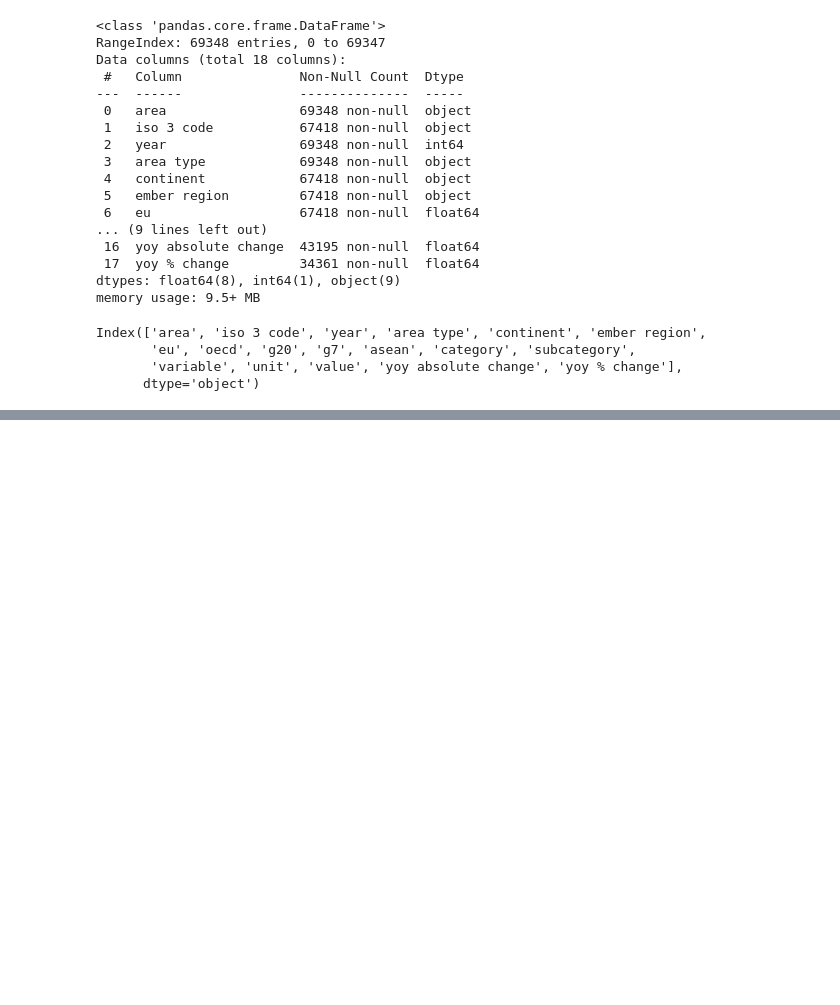
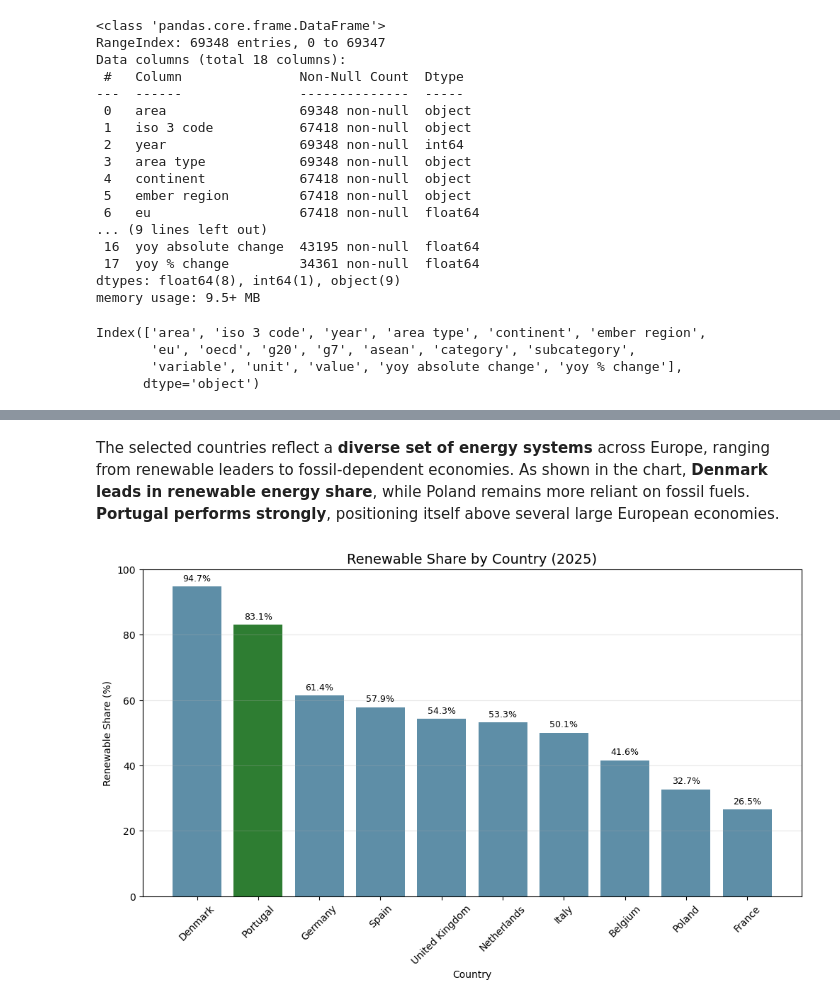
Before and after one commit to davherdel/Europe-Energy-Transition, a Jupyter notebook: energy_transition_decarbonization_trends_and_grid_reliability.ipynb, the cells around one changed output, grey strips where cells are left out. Drawn from its saved outputs; the diff is of its cells as text; code cells hidden in the pictures; blank space fills up the shorter version.

```diff
--- a/energy_transition_decarbonization_trends_and_grid_reliability.ipynb
+++ b/energy_transition_decarbonization_trends_and_grid_reliability.ipynb
@@ -69,0 +354,4 @@ array(['Demand', 'Demand per capita', 'Aggregate fuel', 'Fuel', 'Total',
+# %%
+df_country_final = df_country_total_gen.merge(df_country_renew, on=["area", "year"]) \
+                                       .merge(df_country_fossil, on=["area", "year"])
+df_country_final.head()
@@ -69,0 +523,47 @@ array(['Demand', 'Demand per capita', 'Aggregate fuel', 'Fuel', 'Total',
+# %% [markdown]
+The selected countries reflect a **diverse set of energy systems** across Europe, ranging from renewable leaders to fossil-dependent economies. As shown in the chart, **Denmark leads in renewable energy share**, while Poland remains more reliant on fossil fuels. **Portugal performs strongly**, positioning itself above several large European economies.
+# %%
+# Latest year
+latest_year = df_selected["year"].max()
+
+# Filter latest data
+df_latest = df_selected[df_selected["year"] == latest_year]
+
+# Sorting by renewable share
+df_latest = df_latest.sort_values(by="renewable_share", ascending=False)
+
+# Colors (highlight Portugal)
+colors = ["#2E7D32" if c == "Portugal" else "#B0BEC5" for c in df_latest["area"]]
+
+plt.figure(figsize=(12,6))
+
+bars = plt.bar(
+    df_latest["area"],
+    df_latest["renewable_share"] * 100,
+    color=colors
+)
+
+# Adding value labels on top of bars
+for bar in bars:
+    height = bar.get_height()
+    plt.text(
+        bar.get_x() + bar.get_width() / 2,
+        height + 1,
+        f"{height:.1f}%",
+        ha='center',
+        va='bottom',
+        fontsize=9
+    )
+
+plt.title(f"Renewable Share by Country ({latest_year})", fontsize=14)
+plt.xlabel("Country")
+plt.ylabel("Renewable Share (%)")
+
+plt.xticks(rotation=45)
+plt.ylim(0, 100)
+
+plt.grid(axis="y", alpha=0.3)
+
+plt.show()
+# %% [output]
+[figure, added]
```
Also changed, not shown: parts of 58 cells of this notebook, 3 other files.
